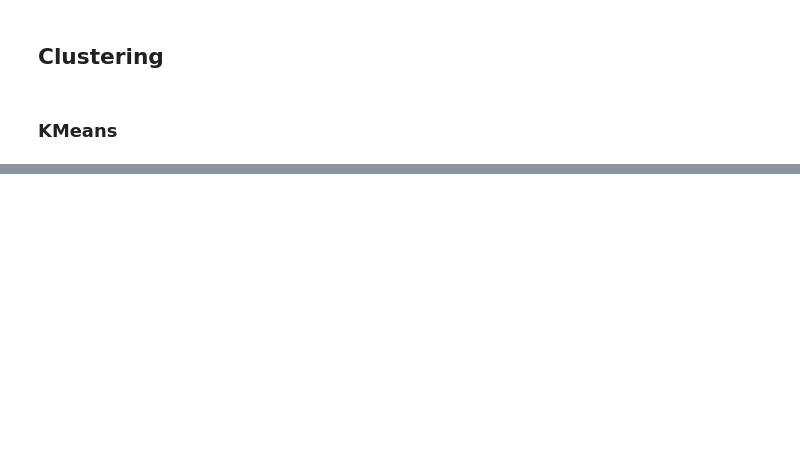
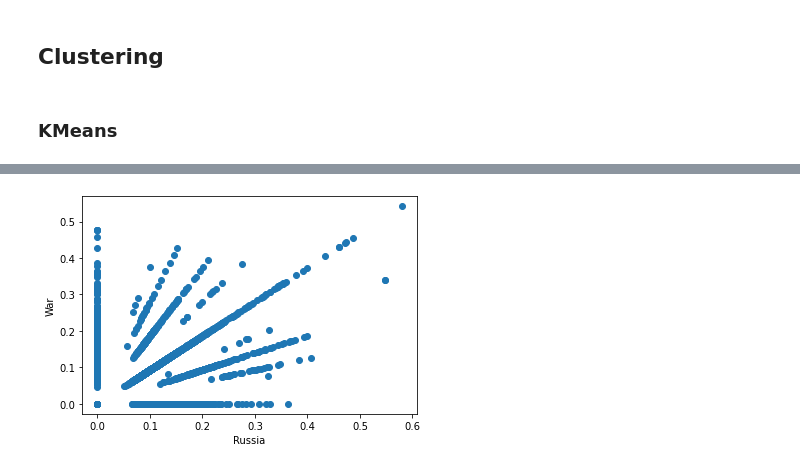
Before and after one commit to omsai530/TextMining, a Jupyter notebook: TM_Project.ipynb, the cells around one changed output, grey strips where cells are left out. Cells and saved outputs as stored; diff of their text form; code cells hidden in the pictures; blank space fills up the shorter version.

```diff
--- a/TM_Project.ipynb
+++ b/TM_Project.ipynb
@@ -310,0 +360,7 @@ print(MyDTM_DF)
+# %%
+from sklearn.feature_extraction.text import TfidfVectorizer
+
+tfidf = TfidfVectorizer(strip_accents='ascii',lowercase=True,stop_words='english', max_features=1000)
+tfidfX = tfidf.fit_transform(textLIST)
+ColumnNames=tfidf.vocabulary_.keys()
+tfidfDF = pd.DataFrame(tfidfX.toarray(),columns=ColumnNames)
@@ -399,0 +471,7 @@ plt.show()
+# %%
+plt.scatter(DF_Count["russia"] , DF_Count["war"])
+plt.xlabel('Russia')
+plt.ylabel('War')
+plt.show()
+# %% [output]
+[figure, added]
```
Also changed, not shown: parts of 56 cells of this notebook.
